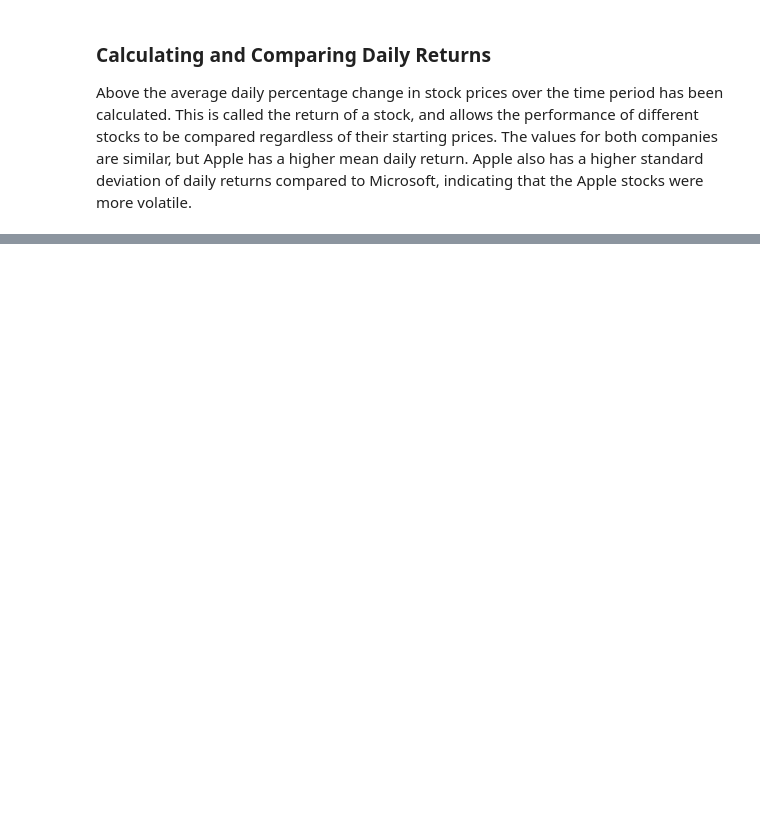
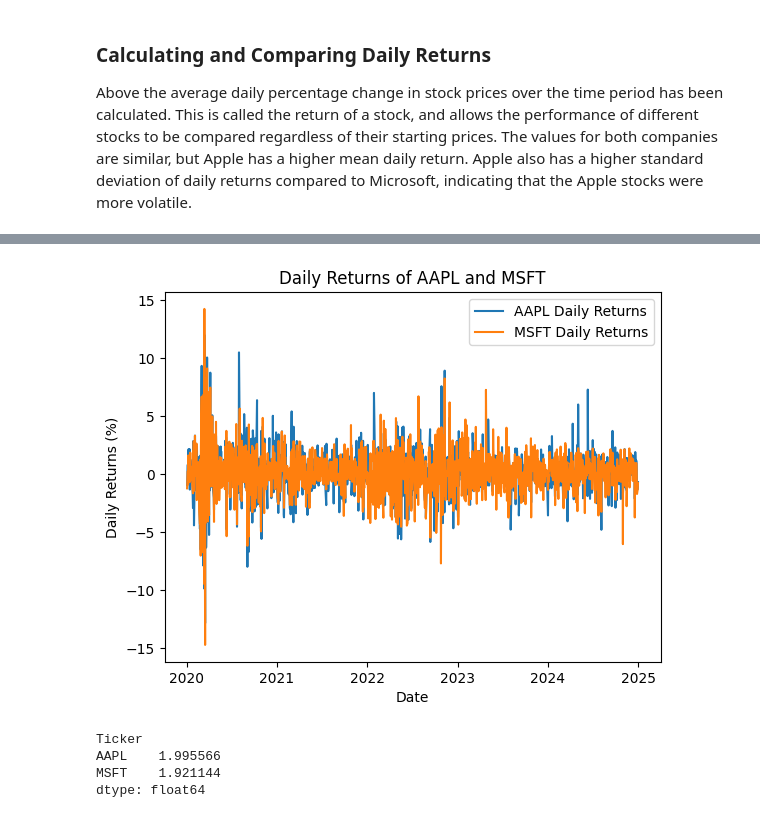
Before and after one commit to saskiahill64/Portfolio-Risk-Analysis, a Jupyter notebook: notebooks/01_data_exploration.ipynb, the cells around one changed output, grey strips where cells are left out. Cells and saved outputs as stored; diff of their text form; code cells hidden in the pictures; blank space fills up the shorter version.

```diff
--- a/notebooks/01_data_exploration.ipynb
+++ b/notebooks/01_data_exploration.ipynb
@@ -182,0 +197,27 @@ Above the average daily percentage change in stock prices over the time period h
+# %%
+#-----------------------------------------------------------------------------
+# Plotting the daily returns of AAPL and MSFT
+#-----------------------------------------------------------------------------
+
+plt.plot(daily_returns['AAPL'], label='AAPL Daily Returns')
+plt.plot(daily_returns['MSFT'], label='MSFT Daily Returns')
+plt.title('Daily Returns of AAPL and MSFT')
+plt.xlabel('Date')
+plt.ylabel('Daily Returns (%)')
+plt.legend()
+plt.show()
+# %% [output]
+[figure, added]
+# %%
+#-----------------------------------------------------------------------------
+# Calculating volatility (standard deviation of daily returns) for AAPL and MSFT
+#-----------------------------------------------------------------------------
+
+volatility = daily_returns.std()  # Calculate the standard deviation of daily returns
+
+print(volatility)
+# %% [output]
+Ticker
+AAPL    1.995566
+MSFT    1.921144
+dtype: float64
```
Also changed, not shown: parts of 3 cells of this notebook.
